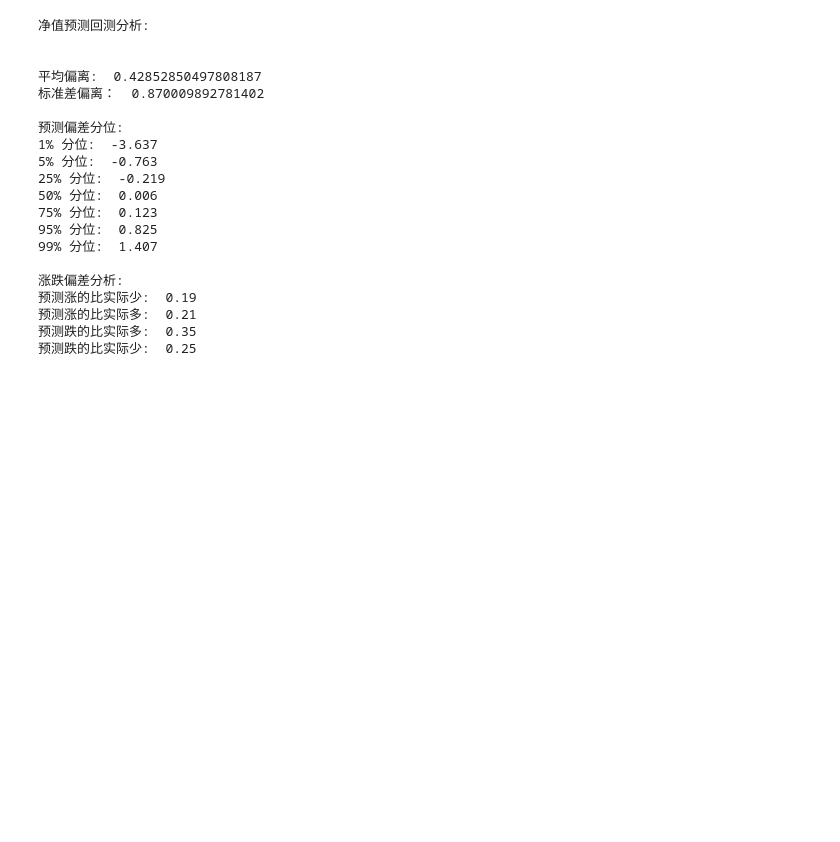
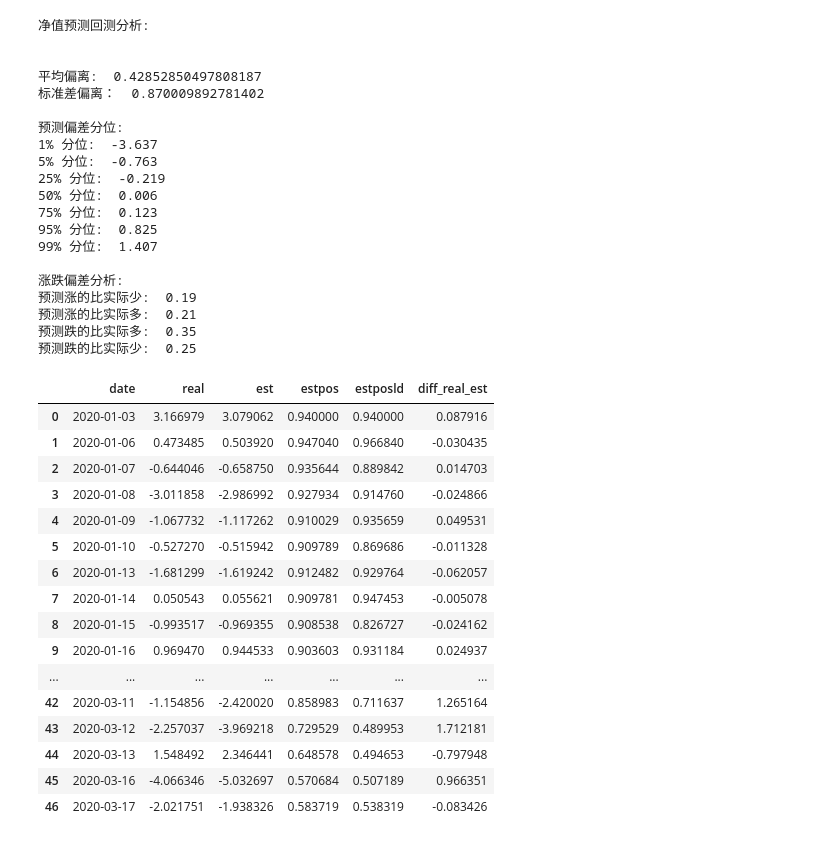
Before and after one commit to refraction-ray/lof-bot, a Jupyter notebook: studies/qdii_lof_prediction.ipynb, the cells around one changed output. Saved outputs shown, nothing was run; the diff lists cells and outputs as text; code cells hidden in the pictures; blank space fills up the shorter version.

```diff
--- a/studies/qdii_lof_prediction.ipynb
+++ b/studies/qdii_lof_prediction.ipynb
@@ -1776,3 +1901,27 @@ analyse_all(nfyy, "diff_real_est") # SOTA 2019 0.129 0.188 window = 5
 预测涨的比实际多:  0.21
 预测跌的比实际多:  0.35
 预测跌的比实际少:  0.25
+# %%
+jsyy=\
+estimate_table_with_pos("20200101", "20200317", ("real", {"F160723": 100}),
+               ("est", holdings["160723"]), pos=0.94, window=3, decay=0.8)
+# %%
+jsyy
+# %% [output]
+|  | date | real | est | estpos | estposld | diff_real_est |
+| 0 | 2020-01-03 | 3.166979 | 3.079062 | 0.940000 | 0.940000 | 0.087916 |
+| 1 | 2020-01-06 | 0.473485 | 0.503920 | 0.947040 | 0.966840 | -0.030435 |
+| 2 | 2020-01-07 | -0.644046 | -0.658750 | 0.935644 | 0.889842 | 0.014703 |
+| 3 | 2020-01-08 | -3.011858 | -2.986992 | 0.927934 | 0.914760 | -0.024866 |
+| 4 | 2020-01-09 | -1.067732 | -1.117262 | 0.910029 | 0.935659 | 0.049531 |
+| 5 | 2020-01-10 | -0.527270 | -0.515942 | 0.909789 | 0.869686 | -0.011328 |
+| 6 | 2020-01-13 | -1.681299 | -1.619242 | 0.912482 | 0.929764 | -0.062057 |
+| 7 | 2020-01-14 | 0.050543 | 0.055621 | 0.909781 | 0.947453 | -0.005078 |
+| 8 | 2020-01-15 | -0.993517 | -0.969355 | 0.908538 | 0.826727 | -0.024162 |
+| 9 | 2020-01-16 | 0.969470 | 0.944533 | 0.903603 | 0.931184 | 0.024937 |
+| ... | ... | ... | ... | ... | ... | ... |
+| 42 | 2020-03-11 | -1.154856 | -2.420020 | 0.858983 | 0.711637 | 1.265164 |
+| 43 | 2020-03-12 | -2.257037 | -3.969218 | 0.729529 | 0.489953 | 1.712181 |
+| 44 | 2020-03-13 | 1.548492 | 2.346441 | 0.648578 | 0.494653 | -0.797948 |
+| 45 | 2020-03-16 | -4.066346 | -5.032697 | 0.570684 | 0.507189 | 0.966351 |
+| 46 | 2020-03-17 | -2.021751 | -1.938326 | 0.583719 | 0.538319 | -0.083426 |
```
Also changed, not shown: parts of 17 cells of this notebook, 2 other files.
